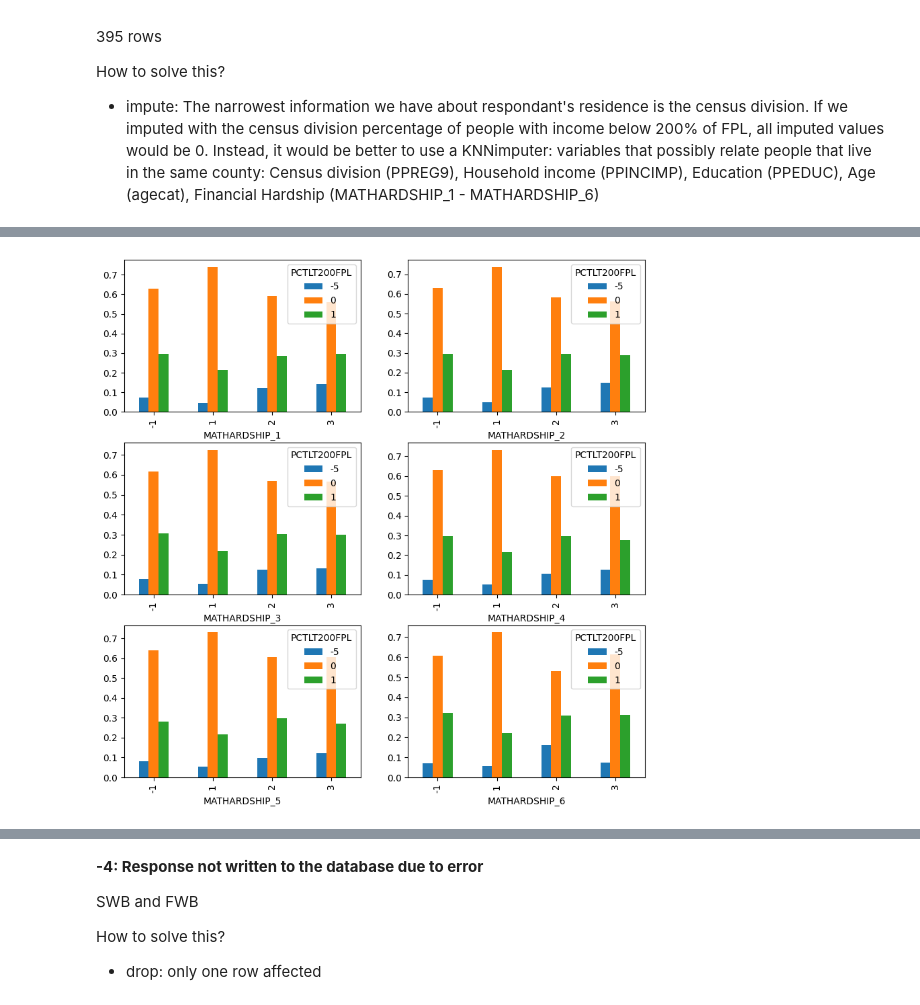
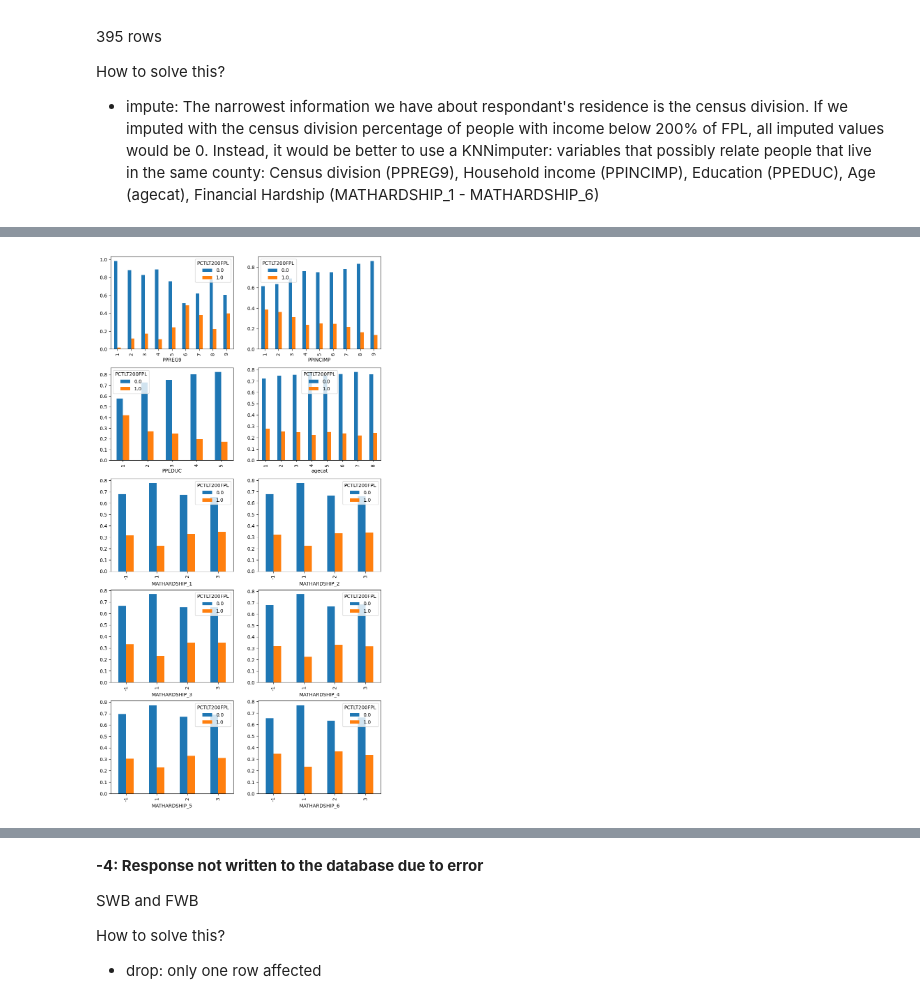
Before and after one commit to inesmcm26/ims_grant, a Jupyter notebook: data_exploration.ipynb, the cells around one changed output, grey strips where cells are left out. Saved outputs shown, nothing was run; the diff lists cells and outputs as text; code cells hidden in the pictures.

Commit message:
new approach to data imputation

```diff
--- a/data_exploration.ipynb
+++ b/data_exploration.ipynb
@@ -10,6 +9,8 @@ data = pd.read_csv('./Financial Well-Being Survey Data/NFWBS_PUF_2016_data.csv')
 print(f'The dataset contains {data.shape[0]} rows and {data.shape[1]} features.')
 # %% [output]
 The dataset contains 6394 rows and 217 features.
+# %%
+data.set_index('PUF_ID', inplace=True)
 # %% [markdown]
 # Data exploration
 # %%
@@ -56,0 +61,21 @@ array(['sample', 'fpl', 'SWB_1', 'SWB_2', 'SWB_3', 'FWBscore', 'FWB1_1',
+# %%
+FWB_cols = list(filter(lambda x: 'FWB' in x, data.columns.values))
+data.drop(FWB_cols[1:], axis = 1, inplace = True)
+
+FS_cols = list(filter(lambda x: 'FS' in x, data.columns.values))
+data.drop(FS_cols[1:], axis = 1, inplace = True)
+
+LM_cols = list(filter(lambda x: 'FINKNOWL' in x, data.columns.values))
+data.drop(LM_cols, axis = 1, inplace = True)
+
+FKcorrect_cols = ['FK1correct', 'FK2correct', 'FK3correct']
+data.drop(FKcorrect_cols, axis = 1, inplace = True)
+
+KH_cols = list(filter(lambda x: 'KHKNOWL' in x, data.columns.values))
+data.drop(KH_cols, axis = 1, inplace = True)
+
+KHcorrect_cols = ['KH1correct', 'KH2correct', 'KH3correct', 'KH4correct', 'KH5correct', 'KH6correct', 'KH7correct', 'KH8correct', 'KH9correct']
+data.drop(KHcorrect_cols, axis = 1, inplace = True)
+
+OBJNUMcols = list(filter(lambda x: 'OBJNUMERACY' in x, data.columns.values))
+data.drop(OBJNUMcols, axis = 1, inplace = True)
@@ -86,2 +121,2 @@ How to solve this?
 # %%
-data[data['PCTLT200FPL'] == -5]
+data = data.replace(-5, np.nan)
@@ -139,7 +129,8 @@ data.groupby('agecat')['PCTLT200FPL'].value_counts(normalize = True).unstack().p
 # %%
-# 6 subplots with MATHARDSHIP_1, MATHARDSHIP_2, MATHARDSHIP_3, MATHARDSHIP_4, MATHARDSHIP_5, MATHARDSHIP_6 vs PCTLT200FPL
-fig, axs = plt.subplots(3, 2, figsize=(10, 10))
-for i in range(1, 7):
-    data.groupby(f'MATHARDSHIP_{i}')['PCTLT200FPL'].value_counts(normalize = True).unstack().plot.bar(ax = axs[(i - 1 )// 2, (i-1) % 2])
+feats = ['PPREG9', 'PPINCIMP', 'PPEDUC', 'agecat', 'MATHARDSHIP_1', 'MATHARDSHIP_2', 'MATHARDSHIP_3', 'MATHARDSHIP_4', 'MATHARDSHIP_5', 'MATHARDSHIP_6']
+
+fig, axs = plt.subplots(5, 2, figsize=(10, 20))
+for i in range(1, 11):
+    data.groupby(feats[i-1])['PCTLT200FPL'].value_counts(normalize = True).unstack().plot.bar(ax = axs[(i - 1 )// 2, (i-1) % 2])
 # %% [output]
-[figure, old version]
+[figure, new version]
```
Also changed, not shown: parts of 150 cells of this notebook, 3 other files.
